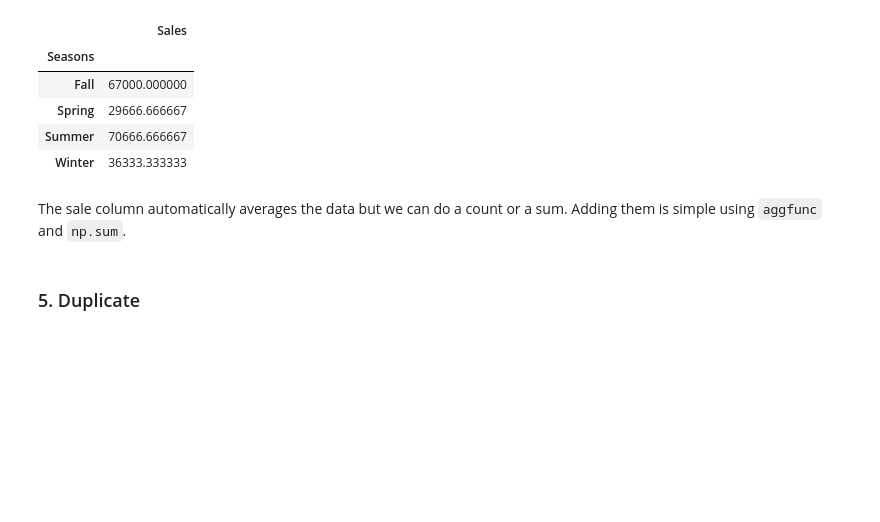
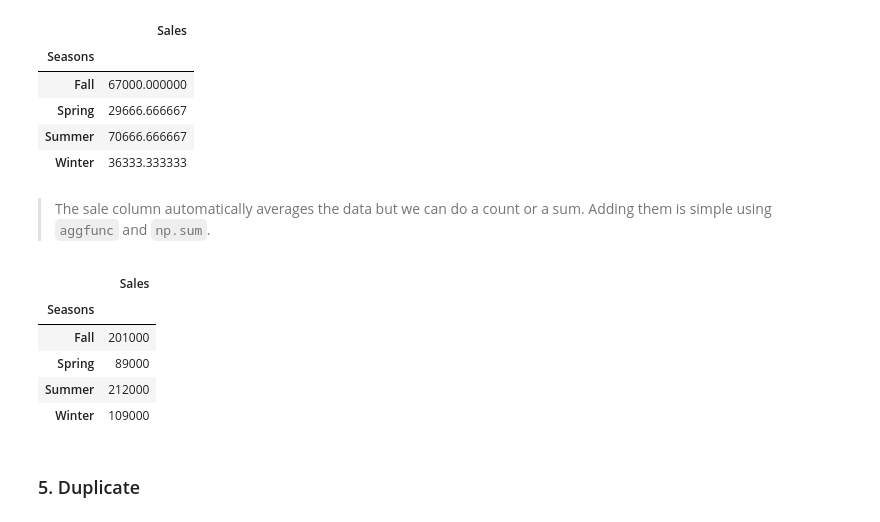
Before and after one commit to AlexHamn/data-science-fundamentals, a Jupyter notebook: pandasAditionalContent.ipynb, the cells around one changed output. Cells and saved outputs as stored; diff of their text form; code cells hidden in the pictures; blank space fills up the shorter version.

```diff
--- a/pandasAditionalContent.ipynb
+++ b/pandasAditionalContent.ipynb
@@ -470,7 +497,16 @@ pd.pivot_table(df_sales,index=["Seasons"],values=["Sales"])
 | Summer | 70666.666667 |
 | Winter | 36333.333333 |
 # %% [markdown]
-The sale column automatically averages the data but we can do a count or a sum. Adding them is simple using `aggfunc` and `np.sum`.
+>The sale column automatically averages the data but we can do a count or a sum. Adding them is simple using `aggfunc` and `np.sum`.
+# %%
+pd.pivot_table(df_sales,index=["Seasons"],values=["Sales"], aggfunc='sum')
+# %% [output]
+|  | Sales |
+| Seasons |  |
+| Fall | 201000 |
+| Spring | 89000 |
+| Summer | 212000 |
+| Winter | 109000 |
 # %% [markdown]
 <a id="Duplicate"> </a>
 ### 5. Duplicate
```
Also changed, not shown: parts of 15 cells of this notebook, 9 other files.
